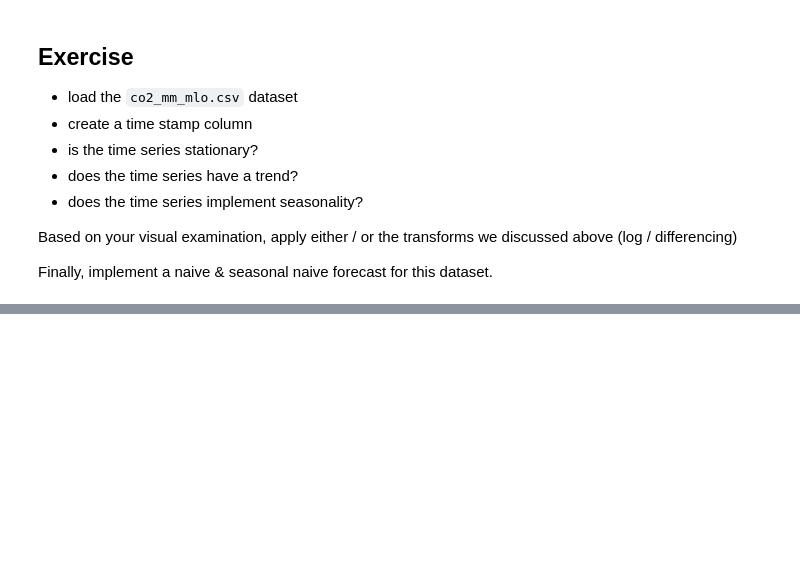
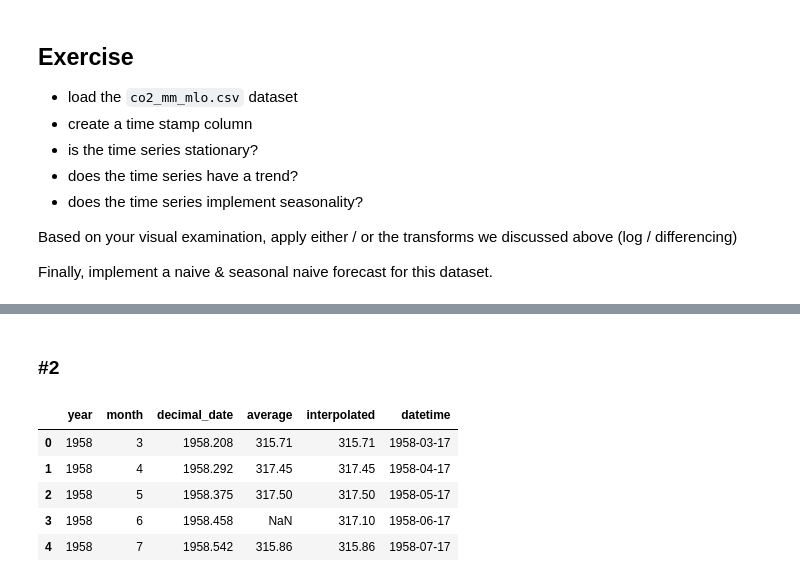
Before and after one commit to bkubsch/time_series, a Jupyter notebook: notebooks/00_introduction.ipynb, the cells around one changed output, grey strips where cells are left out. Cells and saved outputs as stored; diff of their text form; code cells hidden in the pictures; blank space fills up the shorter version.

```diff
--- a/notebooks/00_introduction.ipynb
+++ b/notebooks/00_introduction.ipynb
@@ -396,0 +694,2 @@ data = pd.read_csv('../data/co2_mm_mlo.csv')
+# %% [markdown]
+### __#2__
@@ -396,0 +698,20 @@ data = pd.read_csv('../data/co2_mm_mlo.csv')
+# %%
+lst = []
+
+for i in data.decimal_date:
+    time = i
+    year = dt.date(int(time), 1, 1)
+    day = pd.Timedelta(days=(time % 1 * 365))
+    datetime = str(year + day)
+    lst.append(datetime)
+
+data['datetime'] = pd.to_datetime(lst)
+# %%
+data.head()
+# %% [output]
+|  | year | month | decimal_date | average | interpolated | datetime |
+| 0 | 1958 | 3 | 1958.208 | 315.71 | 315.71 | 1958-03-17 |
+| 1 | 1958 | 4 | 1958.292 | 317.45 | 317.45 | 1958-04-17 |
+| 2 | 1958 | 5 | 1958.375 | 317.50 | 317.50 | 1958-05-17 |
+| 3 | 1958 | 6 | 1958.458 | NaN | 317.10 | 1958-06-17 |
+| 4 | 1958 | 7 | 1958.542 | 315.86 | 315.86 | 1958-07-17 |
```
Also changed, not shown: parts of 79 cells of this notebook.
